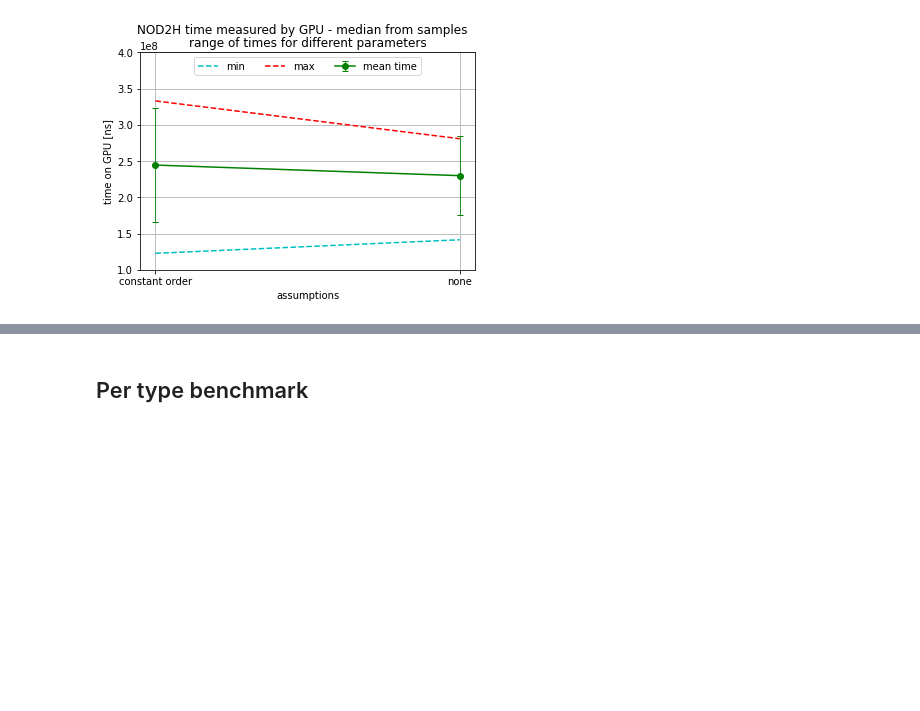
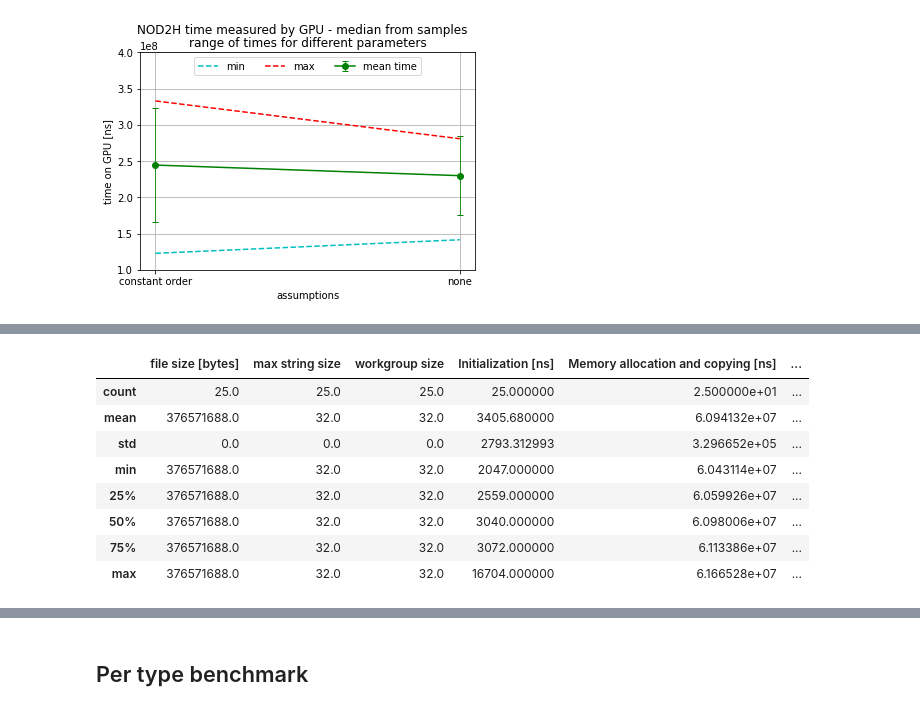
Before and after one commit to mis-wut/meta-json-parser, a Jupyter notebook: benchmark/notebooks/examine_benchmarks.ipynb, the cells around one changed output, grey strips where cells are left out. Saved outputs shown, nothing was run; the diff lists cells and outputs as text; code cells hidden in the pictures; blank space fills up the shorter version.

```diff
--- a/benchmark/notebooks/examine_benchmarks.ipynb
+++ b/benchmark/notebooks/examine_benchmarks.ipynb
@@ -1121,0 +1158,17 @@ plt.show()
+# %%
+df_meta_no_skip = pd.read_csv('benchmark_metaparser-assumptions=no_skip_ws=32_static-cudf=21-10-docker_generated_1M.csv', index_col=2).sort_index()
+df_meta_no_skip['NOD2H time measured by GPU [ns]'] = \
+  df_meta_no_skip['TOTAL time measured by GPU [ns]'] - \
+  df_meta_no_skip['Copying output [ns]']
+
+df_meta_no_skip.describe()
+# %% [output]
+|  | file size [bytes] | max string size | workgroup size | Initialization [ns] | Memory allocation and copying [ns] | ... |
+| count | 25.0 | 25.0 | 25.0 | 25.000000 | 2.500000e+01 | ... |
+| mean | 376571688.0 | 32.0 | 32.0 | 3405.680000 | 6.094132e+07 | ... |
+| std | 0.0 | 0.0 | 0.0 | 2793.312993 | 3.296652e+05 | ... |
+| min | 376571688.0 | 32.0 | 32.0 | 2047.000000 | 6.043114e+07 | ... |
+| 25% | 376571688.0 | 32.0 | 32.0 | 2559.000000 | 6.059926e+07 | ... |
+| 50% | 376571688.0 | 32.0 | 32.0 | 3040.000000 | 6.098006e+07 | ... |
+| 75% | 376571688.0 | 32.0 | 32.0 | 3072.000000 | 6.113386e+07 | ... |
+| max | 376571688.0 | 32.0 | 32.0 | 16704.000000 | 6.166528e+07 | ... |
```
Also changed, not shown: parts of 8 cells of this notebook, 11 other files.
